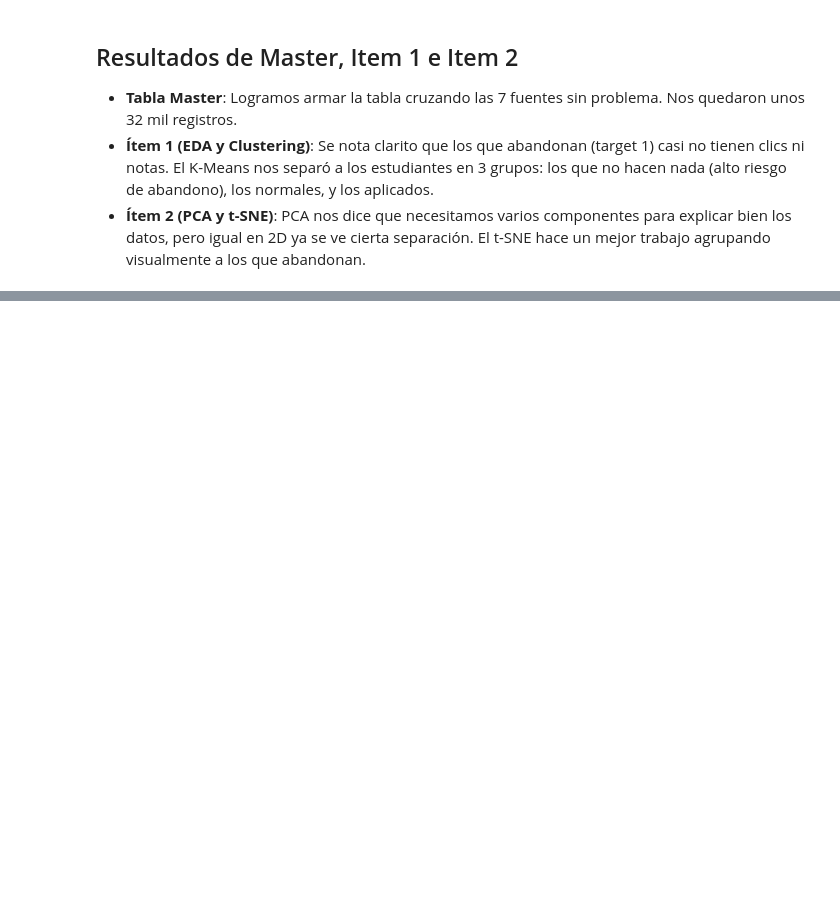
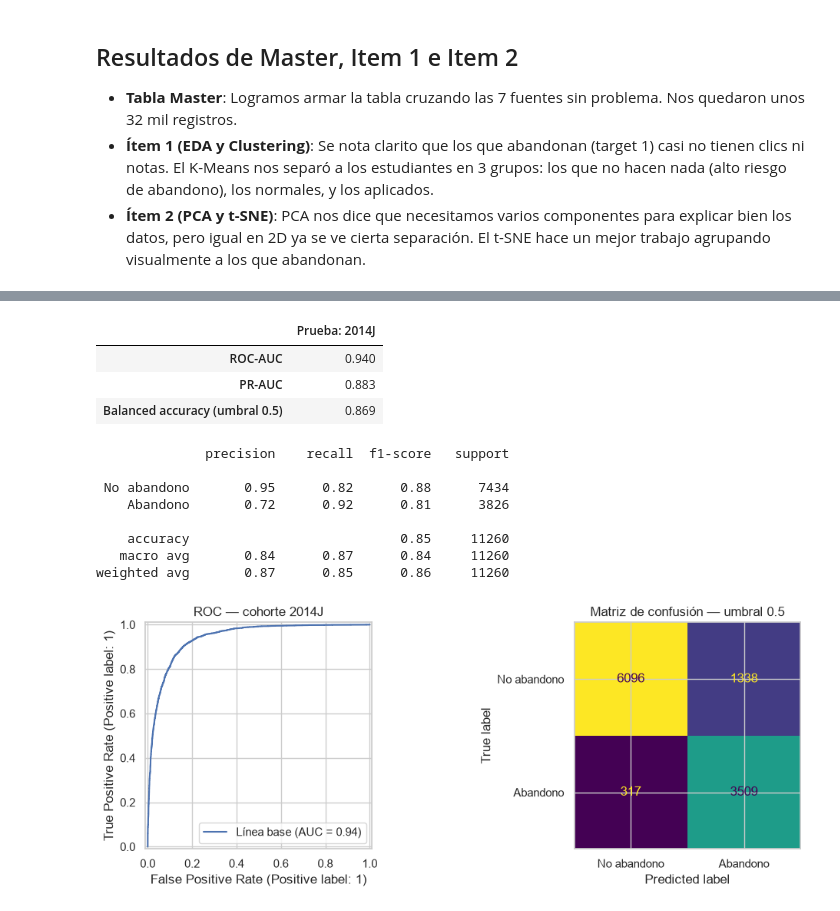
Before and after one commit to CristianPachacama/uide_01_aprendizaje_automatico, a Jupyter notebook: 2026_08_15_cross_validation/grupo_4_taller_03.ipynb, the cells around one changed output, grey strips where cells are left out. Saved outputs shown, nothing was run; the diff lists cells and outputs as text; code cells hidden in the pictures; blank space fills up the shorter version.

```diff
--- a/2026_08_15_cross_validation/grupo_4_taller_03.ipynb
+++ b/2026_08_15_cross_validation/grupo_4_taller_03.ipynb
@@ -16,15 +16,31 @@ import pandas as pd
 import matplotlib.pyplot as plt
 import seaborn as sns
 import kagglehub
+from sklearn.compose import ColumnTransformer
 
 from sklearn.preprocessing import StandardScaler
 from sklearn.cluster import KMeans
 from sklearn.metrics import silhouette_score
 from sklearn.decomposition import PCA
 from sklearn.manifold import TSNE
+from sklearn.pipeline import Pipeline
+
+from sklearn.impute import SimpleImputer
+from sklearn.preprocessing import OneHotEncoder, RobustScaler
+
+from sklearn.linear_model import LogisticRegression
+from sklearn.base import clone
+from sklearn.metrics import roc_auc_score, average_precision_score
+from sklearn.metrics import (
+    roc_auc_score, average_precision_score, balanced_accuracy_score,
+    classification_report, RocCurveDisplay, ConfusionMatrixDisplay
+)
 
 sns.set_theme(style='whitegrid')
 warnings.filterwarnings('ignore')
+
+RANDOM_STATE = 42
+OBSERVATION_DAY = 30
 # %% [markdown]
 ## 1. Ítem 1: Análisis Exploratorio y Clustering
 
@@ -185,0 +388,37 @@ plt.show()
+# %%
+# Una sola evaluación final en la cohorte reservada.
+final_baseline = clone(base_pipeline).set_params(**best_params)
+final_baseline.fit(X_train, y_train)
+test_prob = final_baseline.predict_proba(X_test)[:, 1]
+test_pred = (test_prob >= 0.5).astype(int)
+
+final_metrics = pd.Series({
+    'ROC-AUC': roc_auc_score(y_test, test_prob),
+    'PR-AUC': average_precision_score(y_test, test_prob),
+    'Balanced accuracy (umbral 0.5)': balanced_accuracy_score(y_test, test_pred)
+}, name=f'Prueba: {test_cohort}')
+display(final_metrics.round(3).to_frame())
+print(classification_report(y_test, test_pred, target_names=['No abandono', 'Abandono']))
+
+fig, axes = plt.subplots(1, 2, figsize=(11, 4))
+RocCurveDisplay.from_predictions(y_test, test_prob, ax=axes[0], name='Línea base')
+ConfusionMatrixDisplay.from_predictions(y_test, test_pred, ax=axes[1],
+                                        display_labels=['No abandono', 'Abandono'],
+                                        colorbar=False)
+axes[0].set_title(f'ROC — cohorte {test_cohort}')
+axes[1].set_title('Matriz de confusión — umbral 0.5')
+plt.tight_layout(); plt.show()
+# %% [output]
+|  | Prueba: 2014J |
+| ROC-AUC | 0.940 |
+| PR-AUC | 0.883 |
+| Balanced accuracy (umbral 0.5) | 0.869 |
+              precision    recall  f1-score   support
+
+ No abandono       0.95      0.82      0.88      7434
+    Abandono       0.72      0.92      0.81      3826
+
+    accuracy                           0.85     11260
+   macro avg       0.84      0.87      0.84     11260
+weighted avg       0.87      0.85      0.86     11260
+[figure, added]
```
Also changed, not shown: parts of 13 cells of this notebook.
